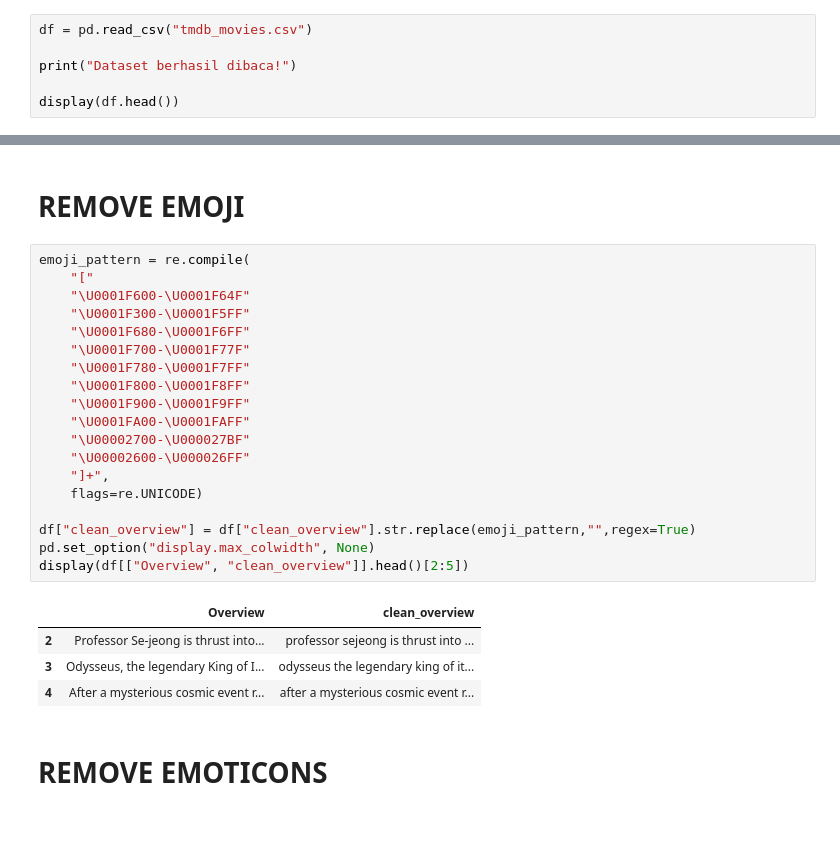
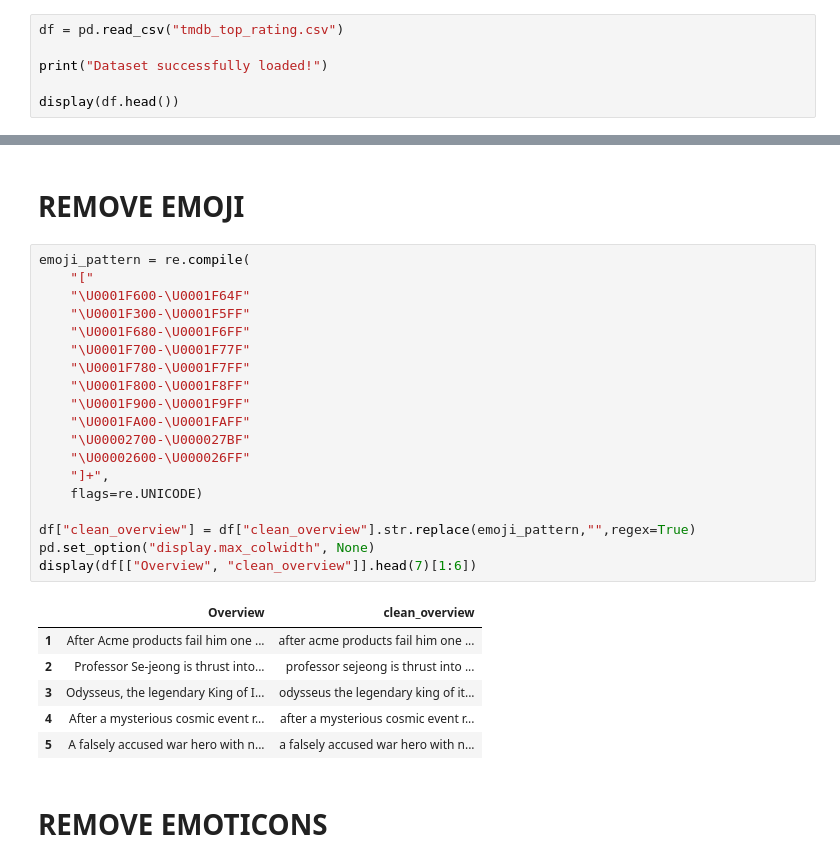
Before and after one commit to welfeesukardi/Text-Scraping-and-Preprocessing, a Jupyter notebook: notebooks/Preprocessing_Rava_Welfee.ipynb, the cells around one changed output, grey strips where cells are left out. Saved outputs shown, nothing was run; the diff lists cells and outputs as text; blank space fills up the shorter version.

```diff
--- a/notebooks/Preprocessing_Rava_Welfee.ipynb
+++ b/notebooks/Preprocessing_Rava_Welfee.ipynb
@@ -49,9 +49,9 @@ True
 # %% [markdown]
 # READ THE DATA
 # %%
-df = pd.read_csv("tmdb_movies.csv")
+df = pd.read_csv("tmdb_top_rating.csv")
 
-print("Dataset berhasil dibaca!")
+print("Dataset successfully loaded!")
 
 display(df.head())
 # %% [output]
@@ -186,27 +188,29 @@ display(df[["Overview", "clean_overview"]].head(5))
 # %%
 emoji_pattern = re.compile(
     "["
     "\U0001F600-\U0001F64F"
     "\U0001F300-\U0001F5FF"
     "\U0001F680-\U0001F6FF"
     "\U0001F700-\U0001F77F"
     "\U0001F780-\U0001F7FF"
     "\U0001F800-\U0001F8FF"
     "\U0001F900-\U0001F9FF"
     "\U0001FA00-\U0001FAFF"
     "\U00002700-\U000027BF"
     "\U00002600-\U000026FF"
     "]+",
     flags=re.UNICODE)
 
 df["clean_overview"] = df["clean_overview"].str.replace(emoji_pattern,"",regex=True)
 pd.set_option("display.max_colwidth", None)
-display(df[["Overview", "clean_overview"]].head()[2:5])
+display(df[["Overview", "clean_overview"]].head(7)[1:6])
 # %% [output]
 |  | Overview | clean_overview |
+| 1 | After Acme products fail him one ... | after acme products fail him one ... |
 | 2 | Professor Se-jeong is thrust into... | professor sejeong is thrust into ... |
 | 3 | Odysseus, the legendary King of I... | odysseus the legendary king of it... |
 | 4 | After a mysterious cosmic event r... | after a mysterious cosmic event r... |
+| 5 | A falsely accused war hero with n... | a falsely accused war hero with n... |
 # %% [markdown]
 # REMOVE EMOTICONS
 # %%
```
Also changed, not shown: parts of 9 cells of this notebook.
